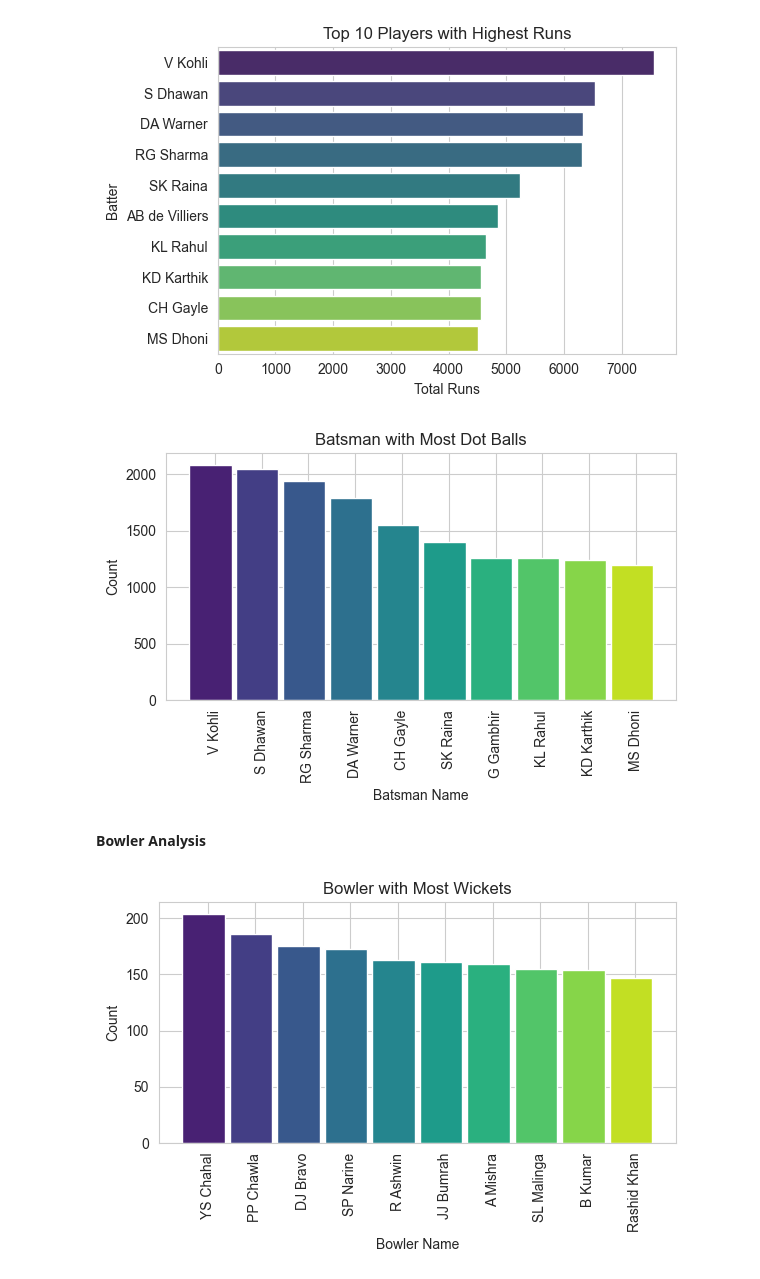
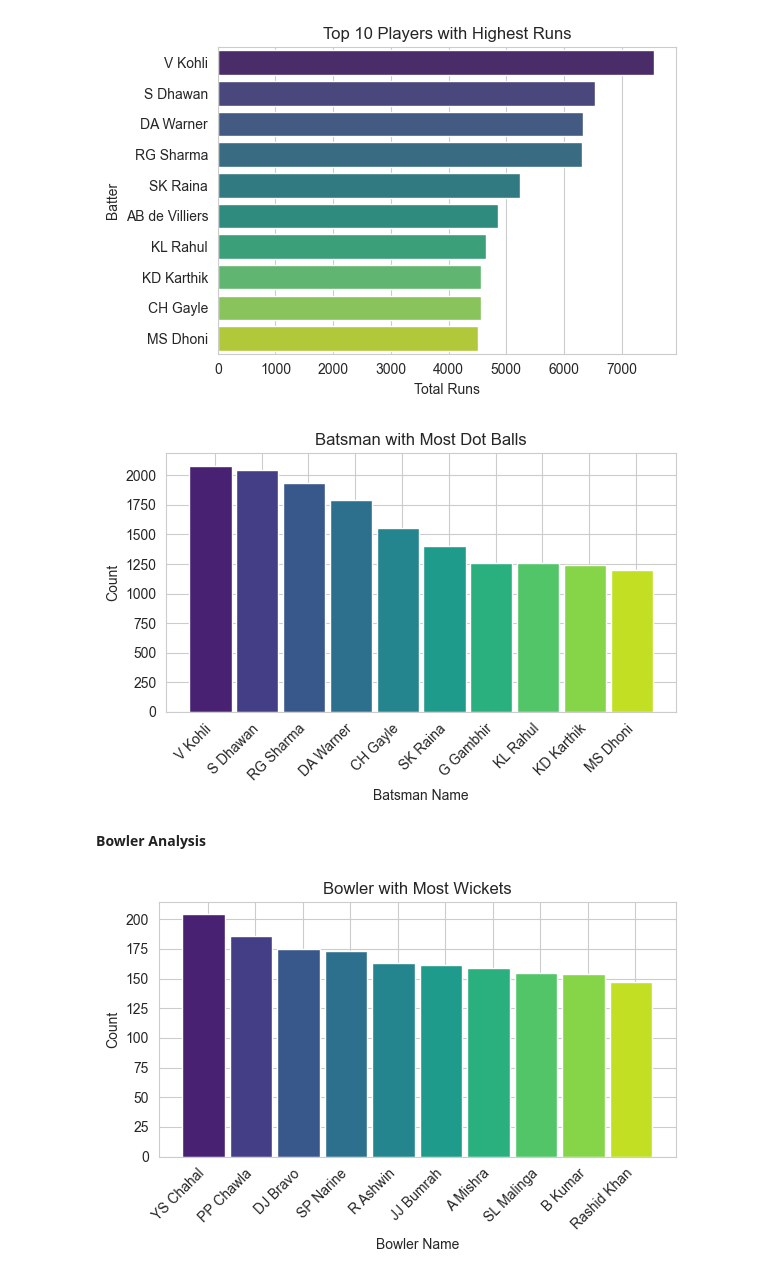
Before and after one commit to vineetsharma9252/New_Cricket_Cast, a Jupyter notebook: src/Preprocessing.ipynb, the cells around one changed output. Saved outputs shown, nothing was run; the diff lists cells and outputs as text; code cells hidden in the pictures.

```diff
--- a/src/Preprocessing.ipynb
+++ b/src/Preprocessing.ipynb
@@ -351,40 +351,40 @@ colors = sns.color_palette('viridis', len(labels))
 fig, ax = plt.subplots(figsize=(6, 4))
 rects = ax.bar(ind, temp_df['batsman_runs'], width=width, color=colors)
 ax.set_xticks(ind + width/10.)
-ax.set_xticklabels(labels, rotation='vertical')
+ax.set_xticklabels(labels, rotation=45, ha='right')
 ax.set_ylabel("Count")
 ax.set_title("Batsman with Most Dot Balls")
 ax.set_xlabel("Batsman Name")
 plt.tight_layout()
 plt.show()
 # %% [output]
-[figure, old version]
+[figure, new version]
 # %% [markdown]
 **Bowler Analysis**
 # %%
 bowler_wicket_type=['bowled', 'caught', 'stumped', 'lbw', 'caught and bowled', 'hit wicket']
 temp_df = Deliveries[Deliveries['dismissal_kind'].isin(bowler_wicket_type)]
 temp_df = temp_df.groupby('bowler')['is_wicket'].agg(lambda x: (x==1).sum()).reset_index()
 temp_df = temp_df.sort_values(by='is_wicket', ascending=False).reset_index(drop=True)
 temp_df = temp_df.iloc[:10, :]
 
 labels = np.array(temp_df['bowler'])
 ind = np.arange(len(labels))
 width = 0.9
 
 colors = sns.color_palette('viridis', len(labels))
 
 fig, ax = plt.subplots(figsize=(6, 4))
 rects = ax.bar(ind, temp_df['is_wicket'], width=width, color=colors)
 ax.set_xticks(ind + width/10.)
-ax.set_xticklabels(labels, rotation='vertical')
+ax.set_xticklabels(labels, rotation=45, ha='right')
 ax.set_ylabel("Count")
 ax.set_title("Bowler with Most Wickets")
 ax.set_xlabel("Bowler Name")
 plt.tight_layout()
 plt.show()
 # %% [output]
-[figure, old version]
+[figure, new version]
 # %%
 temp_df = Deliveries.groupby('bowler')['batsman_runs'].agg(lambda x: (x==0).sum()).reset_index()
 temp_df = temp_df.sort_values(by='batsman_runs', ascending=False).reset_index(drop=True)
```
Also changed, not shown: parts of 7 cells of this notebook.
